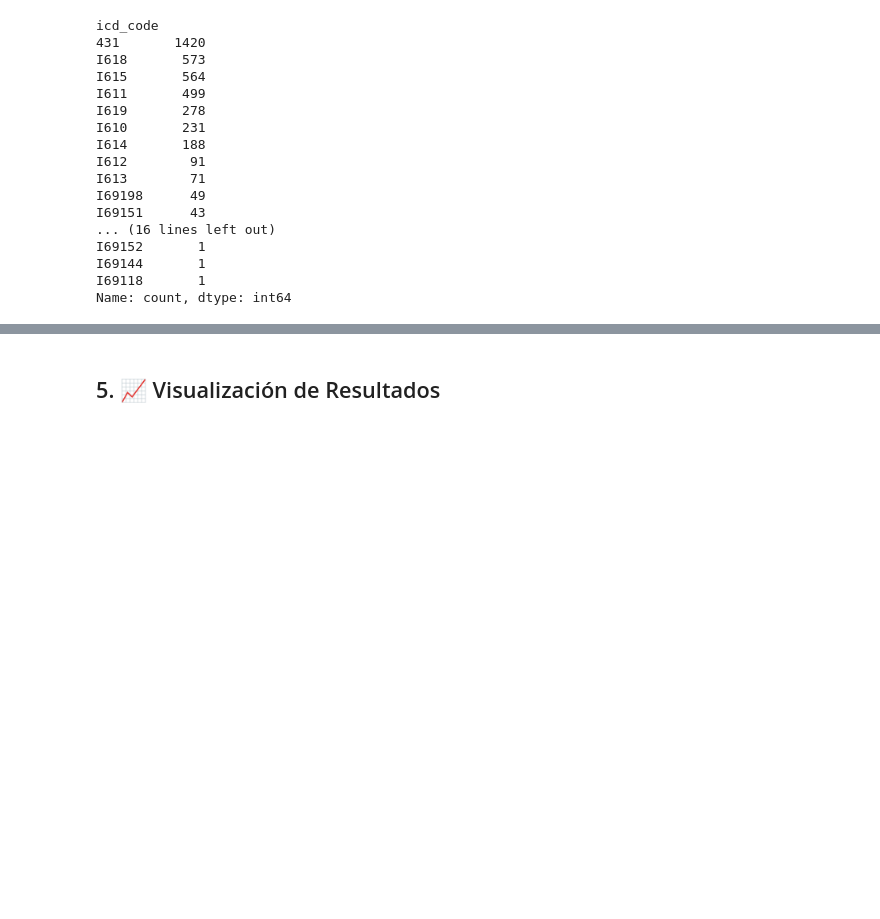
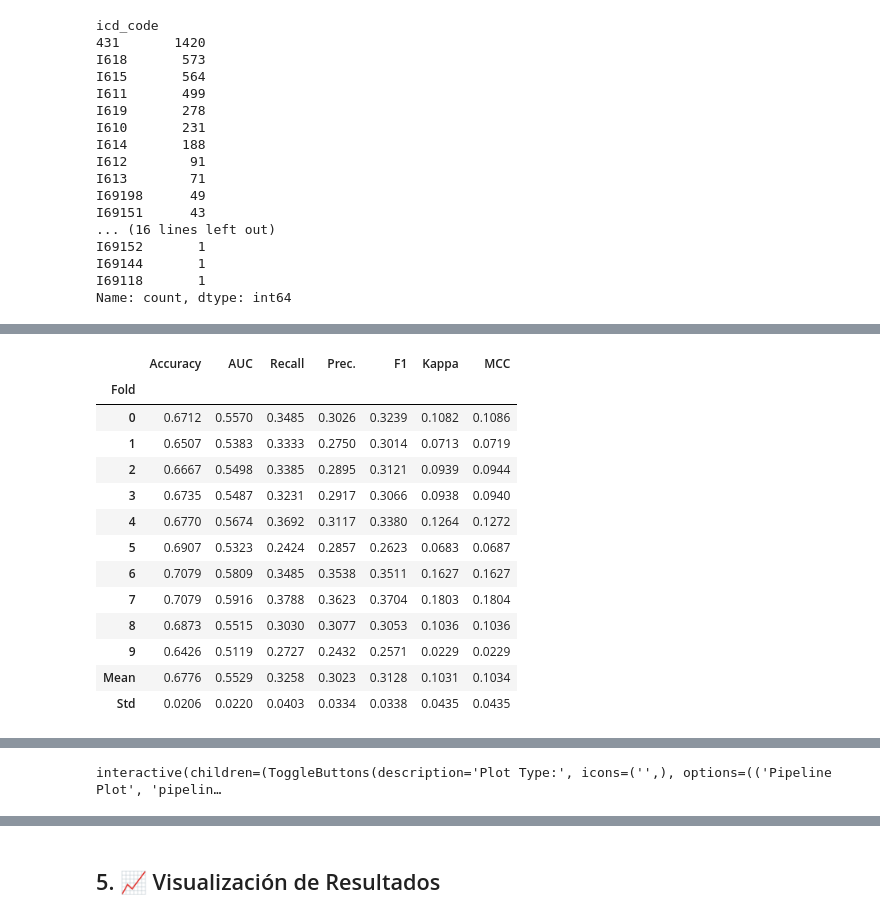
Before and after one commit to Gos2two/UCI-I61, a Jupyter notebook: prova marc.ipynb, the cells around one changed output, grey strips where cells are left out. Drawn from its saved outputs; the diff is of its cells as text; code cells hidden in the pictures; blank space fills up the shorter version.

```diff
--- a/prova marc.ipynb
+++ b/prova marc.ipynb
@@ -380,0 +672,7 @@ AUC: 1.0
+# %%
+# ALTRES MODELS PER COMPARAR
+# dt	Decision Tree Classifier
+
+decision_tree_classifier_model = create_model('dt')
+evaluate_model(decision_tree_classifier_model)
+# %% [output]
@@ -380,0 +680,14 @@ AUC: 1.0
+|  | Accuracy | AUC | Recall | Prec. | F1 | Kappa | MCC |
+| Fold |  |  |  |  |  |  |  |
+| 0 | 0.6712 | 0.5570 | 0.3485 | 0.3026 | 0.3239 | 0.1082 | 0.1086 |
+| 1 | 0.6507 | 0.5383 | 0.3333 | 0.2750 | 0.3014 | 0.0713 | 0.0719 |
+| 2 | 0.6667 | 0.5498 | 0.3385 | 0.2895 | 0.3121 | 0.0939 | 0.0944 |
+| 3 | 0.6735 | 0.5487 | 0.3231 | 0.2917 | 0.3066 | 0.0938 | 0.0940 |
+| 4 | 0.6770 | 0.5674 | 0.3692 | 0.3117 | 0.3380 | 0.1264 | 0.1272 |
+| 5 | 0.6907 | 0.5323 | 0.2424 | 0.2857 | 0.2623 | 0.0683 | 0.0687 |
+| 6 | 0.7079 | 0.5809 | 0.3485 | 0.3538 | 0.3511 | 0.1627 | 0.1627 |
+| 7 | 0.7079 | 0.5916 | 0.3788 | 0.3623 | 0.3704 | 0.1803 | 0.1804 |
+| 8 | 0.6873 | 0.5515 | 0.3030 | 0.3077 | 0.3053 | 0.1036 | 0.1036 |
+| 9 | 0.6426 | 0.5119 | 0.2727 | 0.2432 | 0.2571 | 0.0229 | 0.0229 |
+| Mean | 0.6776 | 0.5529 | 0.3258 | 0.3023 | 0.3128 | 0.1031 | 0.1034 |
+| Std | 0.0206 | 0.0220 | 0.0403 | 0.0334 | 0.0338 | 0.0435 | 0.0435 |
@@ -380,0 +695 @@ AUC: 1.0
+interactive(children=(ToggleButtons(description='Plot Type:', icons=('',), options=(('Pipeline Plot', 'pipelin…
```
Also changed, not shown: parts of 35 cells of this notebook, 58 other files.
